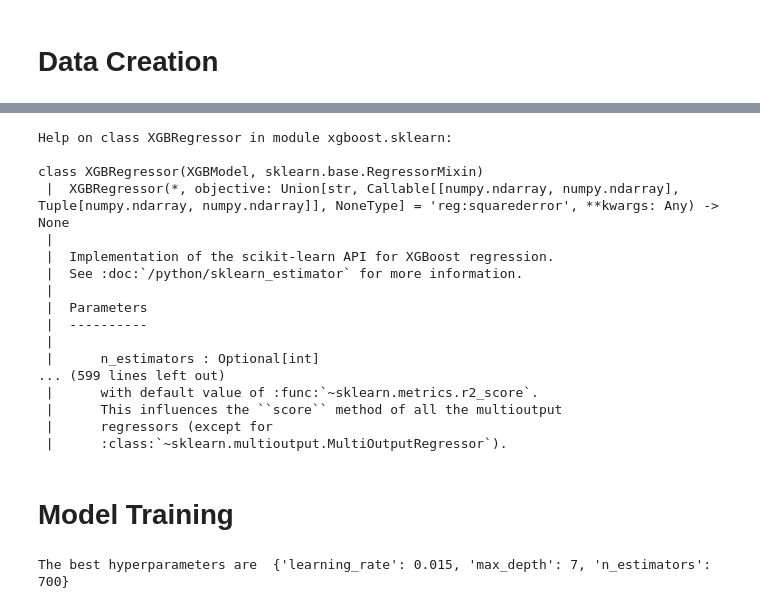
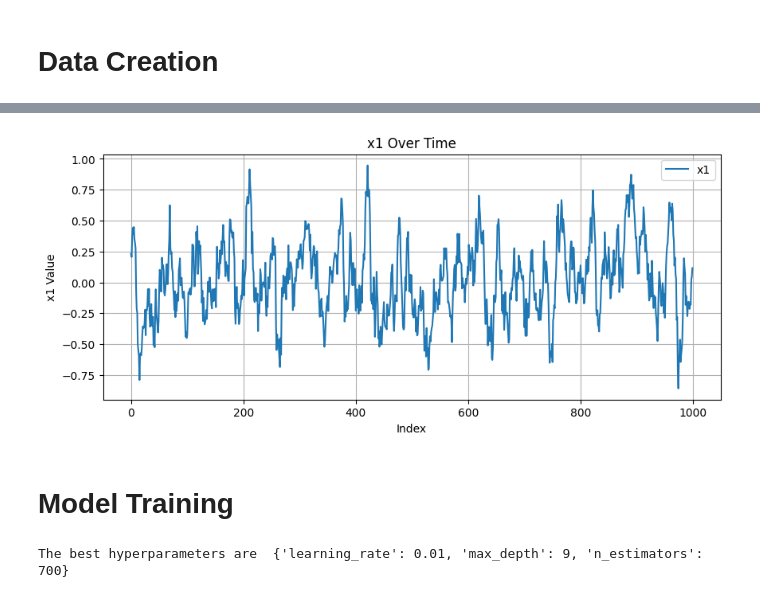
Before and after one commit to SaharGholipour/short_projects, a Jupyter notebook: randomVar_modelTraining.ipynb, the cells around one changed output, grey strips where cells are left out. Cells and saved outputs as stored; diff of their text form; code cells hidden in the pictures.

```diff
--- a/randomVar_modelTraining.ipynb
+++ b/randomVar_modelTraining.ipynb
@@ -97,23 +97,15 @@ df.head()
-# %%
-help(xgb.XGBRegressor)
-# %% [output]
-Help on class XGBRegressor in module xgboost.sklearn:
-
-class XGBRegressor(XGBModel, sklearn.base.RegressorMixin)
- |  XGBRegressor(*, objective: Union[str, Callable[[numpy.ndarray, numpy.ndarray], Tuple[numpy.ndarray, numpy.ndarray]], NoneType] = 'reg:squarederror', **kwargs: Any) -> None
- |
- |  Implementation of the scikit-learn API for XGBoost regression.
- |  See :doc:`/python/sklearn_estimator` for more information.
- |
- |  Parameters
- |  ----------
- |
- |      n_estimators : Optional[int]
-... (599 lines left out)
- |      with default value of :func:`~sklearn.metrics.r2_score`.
- |      This influences the ``score`` method of all the multioutput
- |      regressors (except for
- |      :class:`~sklearn.multioutput.MultiOutputRegressor`).
+# %%
+
+plt.figure(figsize=(10, 4))
+plt.plot(df['index'], df['x1'], label='x1')
+plt.xlabel('Index')
+plt.ylabel('x1 Value')
+plt.title('x1 Over Time')
+plt.legend()
+plt.grid()
+plt.show()
+# %% [output]
+[figure, added]
 # %%
 np.random.seed(42)
 
@@ -128,16 +120,18 @@ X_train, X_test, y_train, y_test = train_test_split(data, target, test_size=.25)
 regressor = xgb.XGBRegressor(eval_metric='rmsle')
 
 # Search for the optimal hyperparamers
-param_grid = {'max_depth': [4,5,6,7],
-              'n_estimators': [100,500,600,700],
-              'learning_rate': [0.01,0.015,0.3]}
+param_grid = {'max_depth': [7,9],
+            #   'max_depth': [4,5,6,7],
+            #   'n_estimators': [100,500,600,700],
+            'n_estimators': [700],
+              'learning_rate': [0.01]}
 
 # Try every combination o fthe above values
 search = GridSearchCV(regressor, param_grid, cv=5).fit(X_train, y_train)
 
 print('The best hyperparameters are ', search.best_params_)
 # %% [output]
-The best hyperparameters are  {'learning_rate': 0.015, 'max_depth': 7, 'n_estimators': 700}
+The best hyperparameters are  {'learning_rate': 0.01, 'max_depth': 9, 'n_estimators': 700}
 # %%
 # Create model instance
 regressor=xgb.XGBRegressor(learning_rate = search.best_params_["learning_rate"],
```
Also changed, not shown: parts of 6 cells of this notebook.
